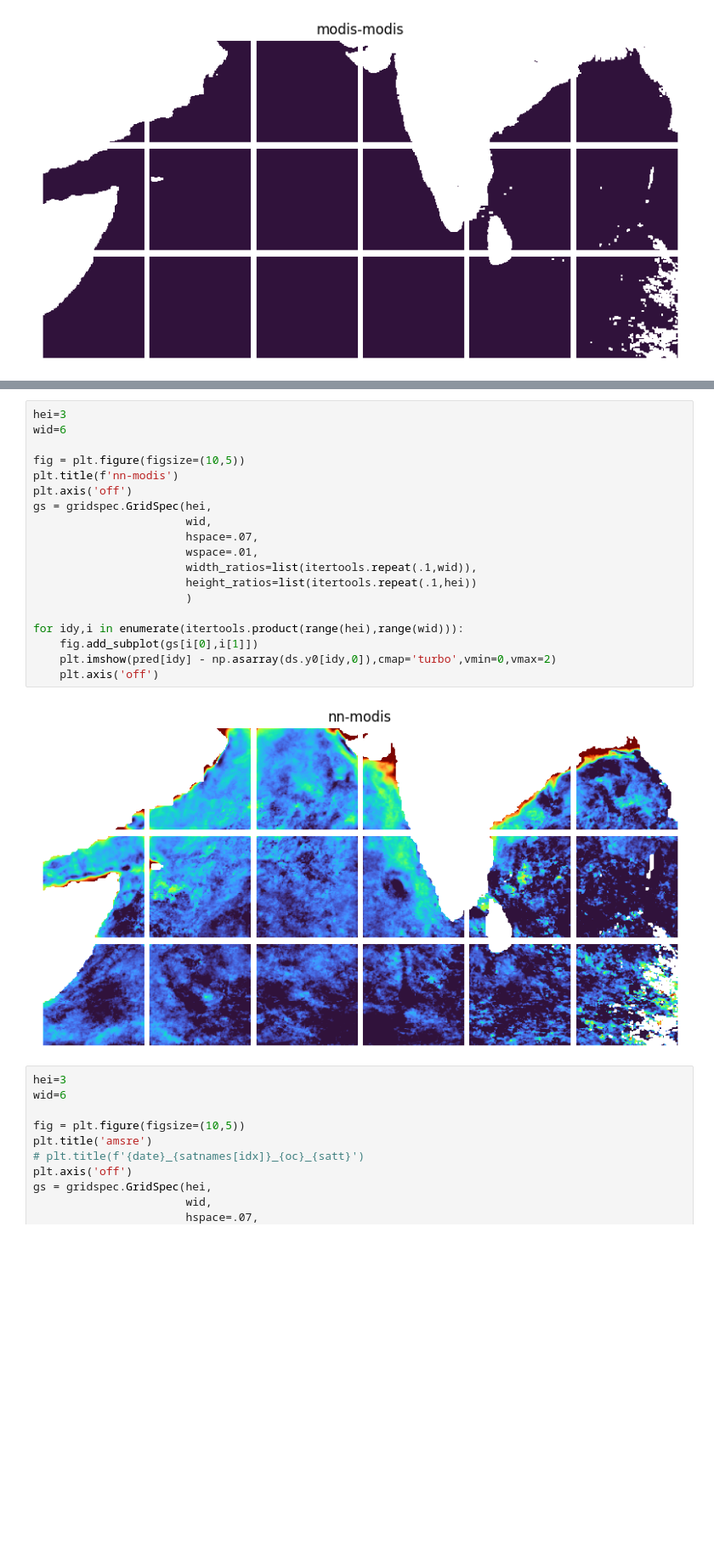
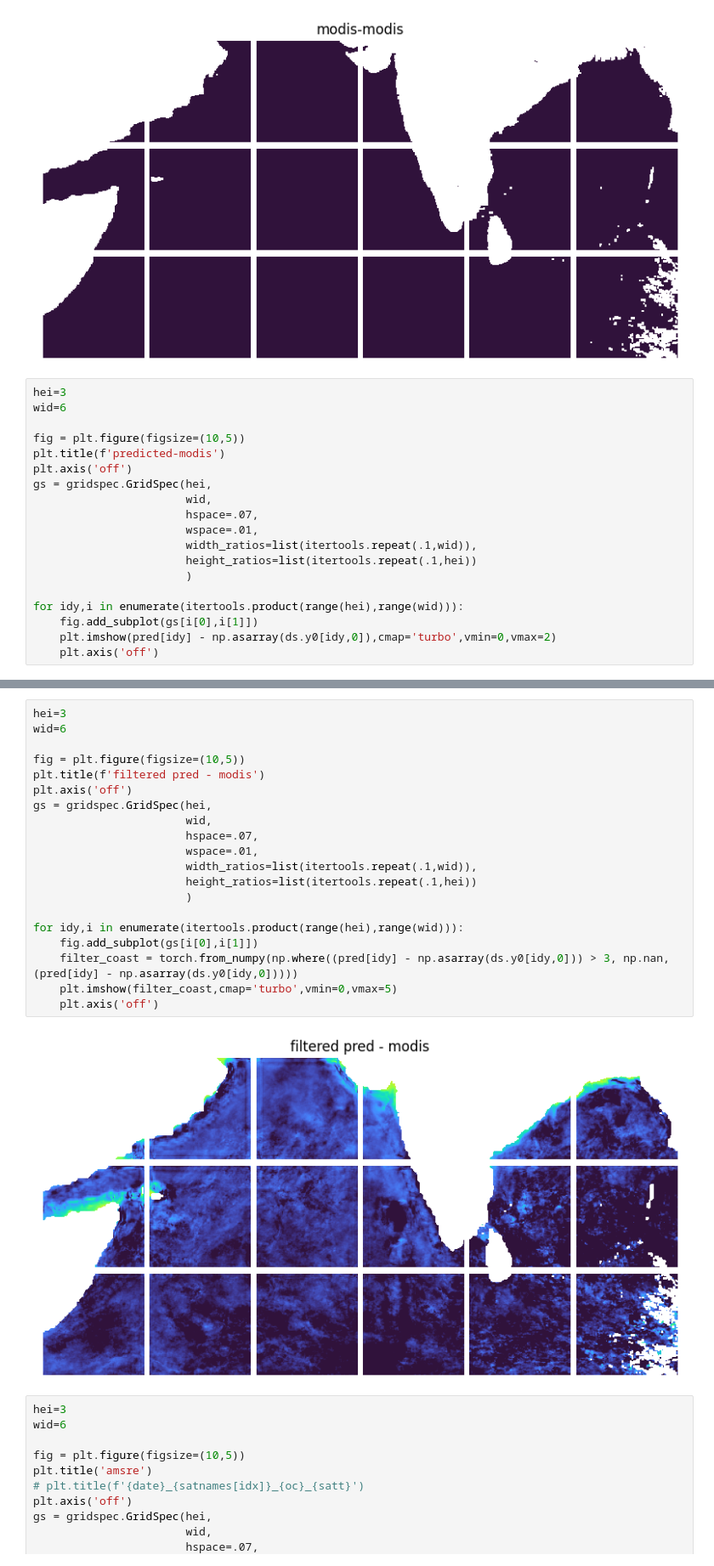
Before and after one commit to albertlarson/aqua, a Jupyter notebook: code/aqua_train_with_zscores-multpatch.ipynb, the cells around one changed output, grey strips where cells are left out. Shown at 85% size. Cells and saved outputs as stored; diff of their text form; blank space fills up the shorter version.

```diff
--- a/code/aqua_train_with_zscores-multpatch.ipynb
+++ b/code/aqua_train_with_zscores-multpatch.ipynb
@@ -346,3 +345,22 @@ for idy,i in enumerate(itertools.product(range(hei),range(wid))):
     plt.axis('off')
 # %% [output]
 [figure]
+# %%
+hei=3
+wid=6
+
+fig = plt.figure(figsize=(10,5))
+plt.title(f'predicted-modis')
+plt.axis('off')
+gs = gridspec.GridSpec(hei,
+                       wid,
+                       hspace=.07,
+                       wspace=.01,
+                       width_ratios=list(itertools.repeat(.1,wid)),
+                       height_ratios=list(itertools.repeat(.1,hei))
+                       )
+
+for idy,i in enumerate(itertools.product(range(hei),range(wid))):
+    fig.add_subplot(gs[i[0],i[1]])
+    plt.imshow(pred[idy] - np.asarray(ds.y0[idy,0]),cmap='turbo',vmin=0,vmax=2)
+    plt.axis('off')
@@ -349,24 +369,25 @@ for idy,i in enumerate(itertools.product(range(hei),range(wid))):
 # %%
 hei=3
 wid=6
 
 fig = plt.figure(figsize=(10,5))
-plt.title(f'nn-modis')
+plt.title(f'filtered pred - modis')
 plt.axis('off')
 gs = gridspec.GridSpec(hei,
                        wid,
                        hspace=.07,
                        wspace=.01,
                        width_ratios=list(itertools.repeat(.1,wid)),
                        height_ratios=list(itertools.repeat(.1,hei))
                        )
 
 for idy,i in enumerate(itertools.product(range(hei),range(wid))):
     fig.add_subplot(gs[i[0],i[1]])
-    plt.imshow(pred[idy] - np.asarray(ds.y0[idy,0]),cmap='turbo',vmin=0,vmax=2)
+    filter_coast = torch.from_numpy(np.where((pred[idy] - np.asarray(ds.y0[idy,0])) > 3, np.nan, (pred[idy] - np.asarray(ds.y0[idy,0]))))
+    plt.imshow(filter_coast,cmap='turbo',vmin=0,vmax=5)
     plt.axis('off')
 # %% [output]
-[figure, old version]
+[figure, new version]
 # %%
 hei=3
 wid=6
```
Also changed, not shown: parts of 14 cells of this notebook, 41 other files.
